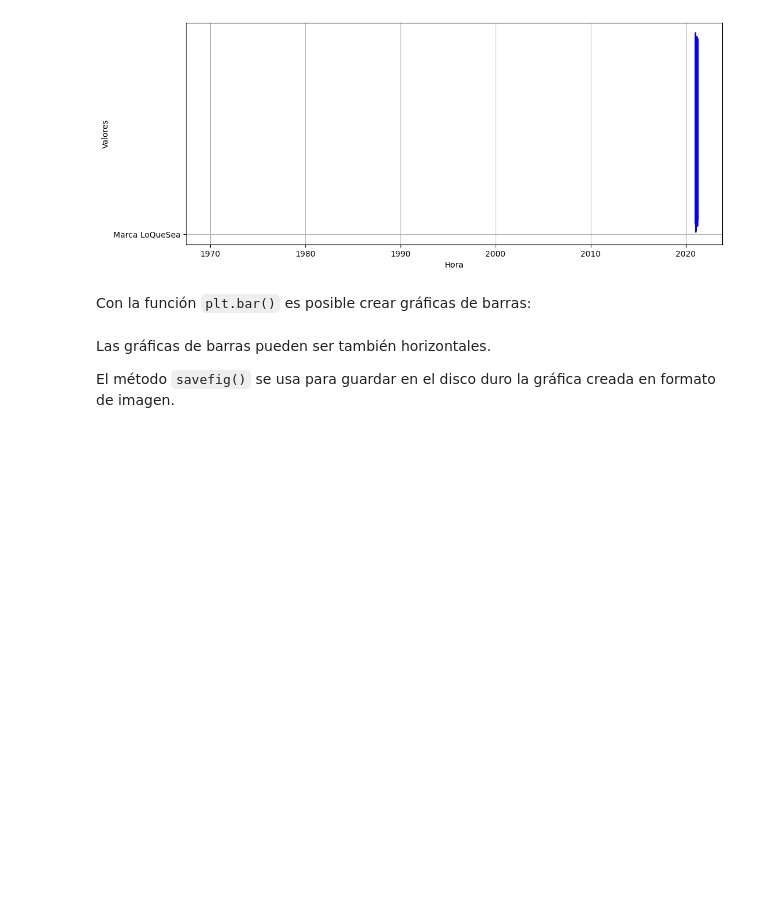
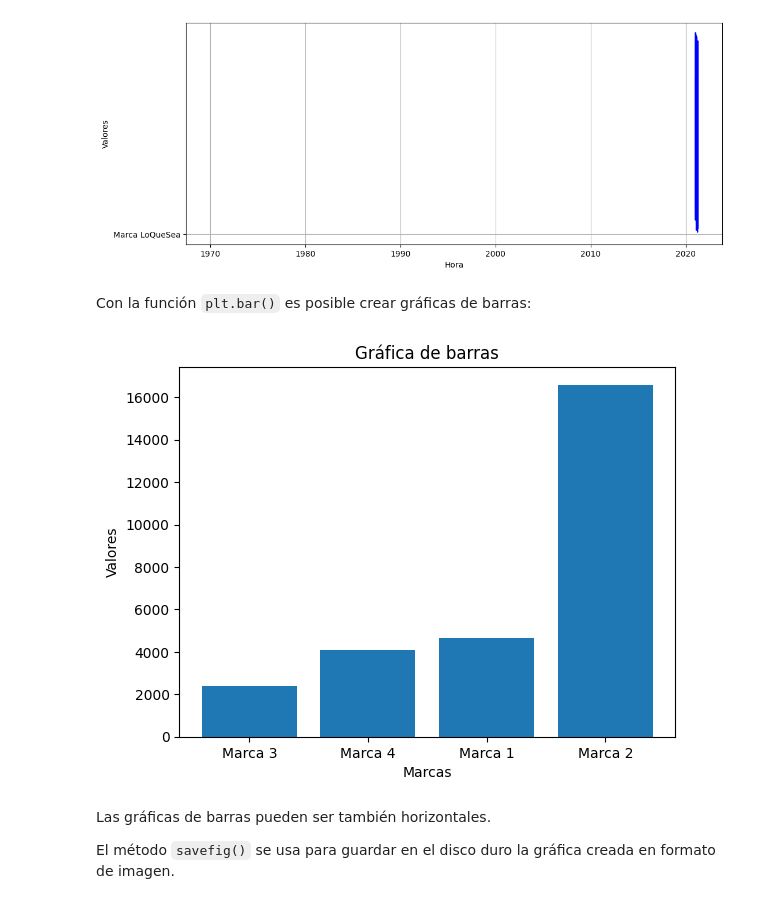
Before and after one commit to michellel-debug/colab, a Jupyter notebook: Copia_de_Unidad7_Python.ipynb, the cells around one changed output. Drawn from its saved outputs; the diff is of its cells as text; code cells hidden in the pictures; blank space fills up the shorter version.

```diff
--- a/Copia_de_Unidad7_Python.ipynb
+++ b/Copia_de_Unidad7_Python.ipynb
@@ -92,6 +92,16 @@ plt.show()
 [figure]
 # %% [markdown]
 Con la función `plt.bar()` es posible crear gráficas de barras:
+# %%
+#configurar lso valores dados para .la gráfica.
+data = df.sum().sort_values(ascending = True)
+plt.bar(x = data.index, height = data)
+plt.xlabel('Marcas')
+plt.ylabel('Valores')
+plt.title('Gráfica de barras')
+plt.show()
+# %% [output]
+[figure, added]
 # %% [markdown]
 Las gráficas de barras pueden ser también horizontales.
 
```
Also changed, not shown: parts of 10 cells of this notebook.
